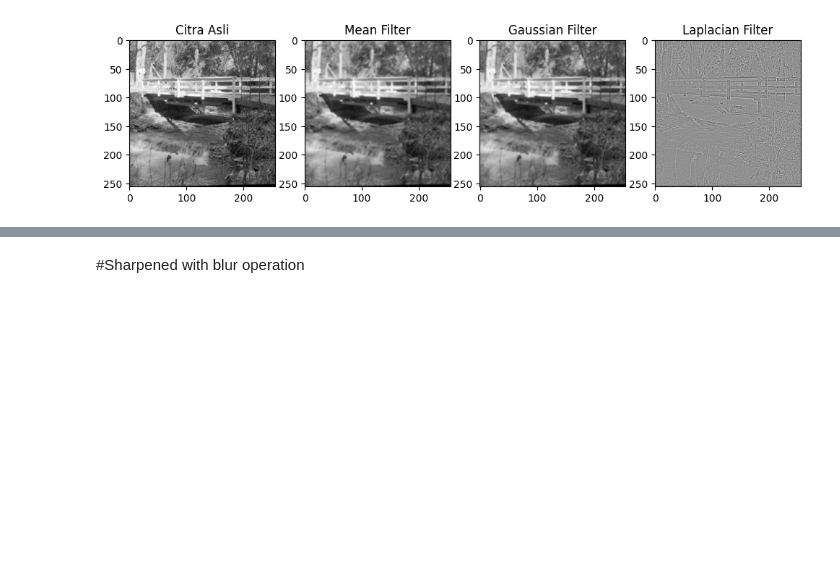
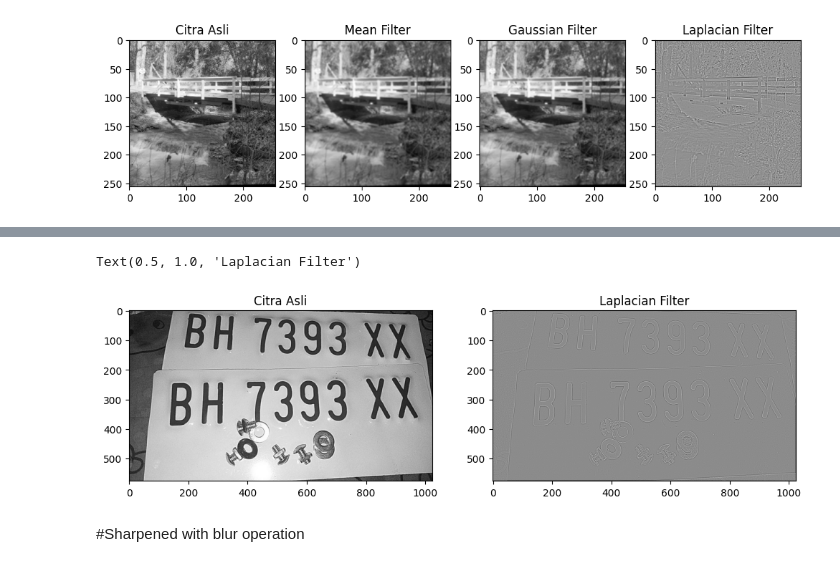
Before and after one commit to nyayuchika/pcd-coursework, a Jupyter notebook: PCD_Assignment02.ipynb, the cells around one changed output, grey strips where cells are left out. Drawn from its saved outputs; the diff is of its cells as text; code cells hidden in the pictures; blank space fills up the shorter version.

```diff
--- a/PCD_Assignment02.ipynb
+++ b/PCD_Assignment02.ipynb
@@ -178,3 +238,23 @@ Diskusi:
+# %%
+#Visualisasi Laplacian Filtering
+
+plat_kendaraan = cv2.imread('plat_kendaraan.png', cv2.IMREAD_GRAYSCALE)
+laplacian_konvolusi2 = konvolusi(plat_kendaraan, laplacian_kernel)[0]
+
+plt.figure(figsize=(12,6))
+
+#citra asli
+plt.subplot(1,2,1)
+plt.imshow(plat_kendaraan, cmap='gray')
+plt.title("Citra Asli")
+
+#laplacian filter
+plt.subplot(1,2,2)
+plt.imshow(laplacian_konvolusi2, cmap='gray')
+plt.title("Laplacian Filter")
+# %% [output]
+Text(0.5, 1.0, 'Laplacian Filter')
+[figure, added]
 # %% [markdown]
 #Sharpened with blur operation
 # %%
```
Also changed, not shown: parts of 9 cells of this notebook.
